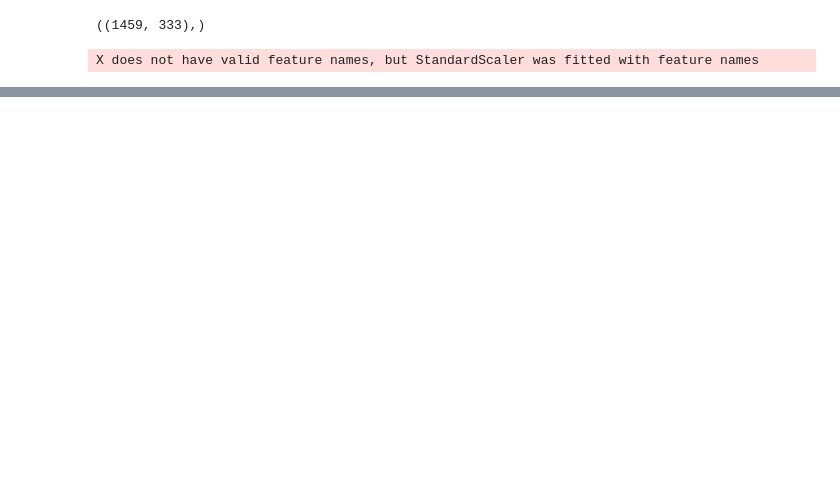
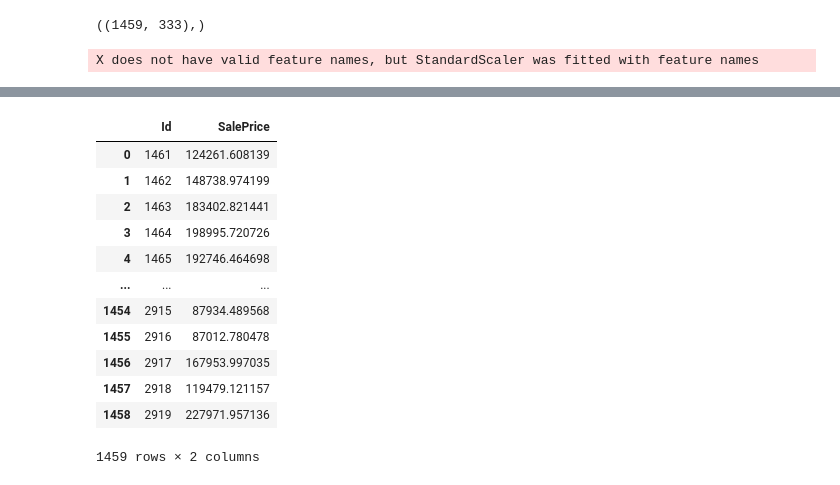
Before and after one commit to tamgyen/data_mining, a Jupyter notebook: tamas_gyenis_IFYYLT_comp_1.ipynb, the cells around one changed output, grey strips where cells are left out. Saved outputs shown, nothing was run; the diff lists cells and outputs as text; code cells hidden in the pictures; blank space fills up the shorter version.

```diff
--- a/tamas_gyenis_IFYYLT_comp_1.ipynb
+++ b/tamas_gyenis_IFYYLT_comp_1.ipynb
@@ -498,5 +518,5 @@ with open(f'./data/DL/LOG.log', 'w') as f:
 # %%
-# best_hps=tuner.get_best_hyperparameters(num_trials=1)[0]
+best_hps=tuner.get_best_hyperparameters(num_trials=1)[0]
 # %%
-# model = tuner.hypermodel.build(best_hps)
-# print(model.summary())
+model = tuner.hypermodel.build(best_hps)
+print(model.summary())
@@ -503,12 +555,12 @@ with open(f'./data/DL/LOG.log', 'w') as f:
 # %%
-# modeling
-inp = Input(shape=(df_train.shape[-1]-1))
-x = Dense(256, activation='swish')(inp)
-x = Dropout(.4)(x)
-x = Dense(128, activation='swish')(x)
-out = Dense(1, activation='linear')(x)
-
-model = Model(inputs=inp, outputs=out)
-model.compile(optimizer='adam', loss=tf.keras.losses.MSE)
-
-print(model.summary())
+# # modeling
+# inp = Input(shape=(df_train.shape[-1]-1))
+# x = Dense(256, activation='swish')(inp)
+# x = Dropout(.4)(x)
+# x = Dense(128, activation='swish')(x)
+# out = Dense(1, activation='linear')(x)
+#
+# model = Model(inputs=inp, outputs=out)
+# model.compile(optimizer='adam', loss=tf.keras.losses.MSE)
+#
+# print(model.summary())
@@ -546,5 +577,6 @@ hist = model.fit(x=x_train,
                  validation_data=(x_eval, y_eval),
                  epochs=100,
                  batch_size=32,
-                 callbacks=callbacks)
+                 callbacks=callbacks,
+                 verbose=0)
 # %% [output]
@@ -610,0 +643,17 @@ array([120821.67820034, 185538.53797486, 184115.35893946, ...,
+# %%
+preds_final_dl = pd.DataFrame.from_dict({"Id": test_IDs, "SalePrice": preds_rescaled_test})
+preds_final_dl
+# %% [output]
+|  | Id | SalePrice |
+| 0 | 1461 | 124261.608139 |
+| 1 | 1462 | 148738.974199 |
+| 2 | 1463 | 183402.821441 |
+| 3 | 1464 | 198995.720726 |
+| 4 | 1465 | 192746.464698 |
+| ... | ... | ... |
+| 1454 | 2915 | 87934.489568 |
+| 1455 | 2916 | 87012.780478 |
+| 1456 | 2917 | 167953.997035 |
+| 1457 | 2918 | 119479.121157 |
+| 1458 | 2919 | 227971.957136 |
+1459 rows × 2 columns
```
Also changed, not shown: parts of 12 cells of this notebook.
